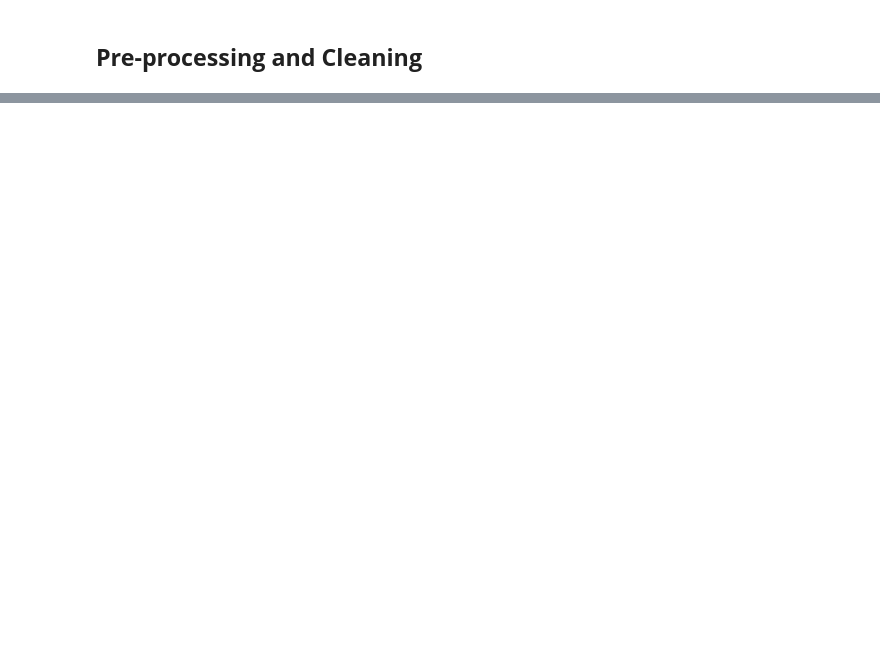
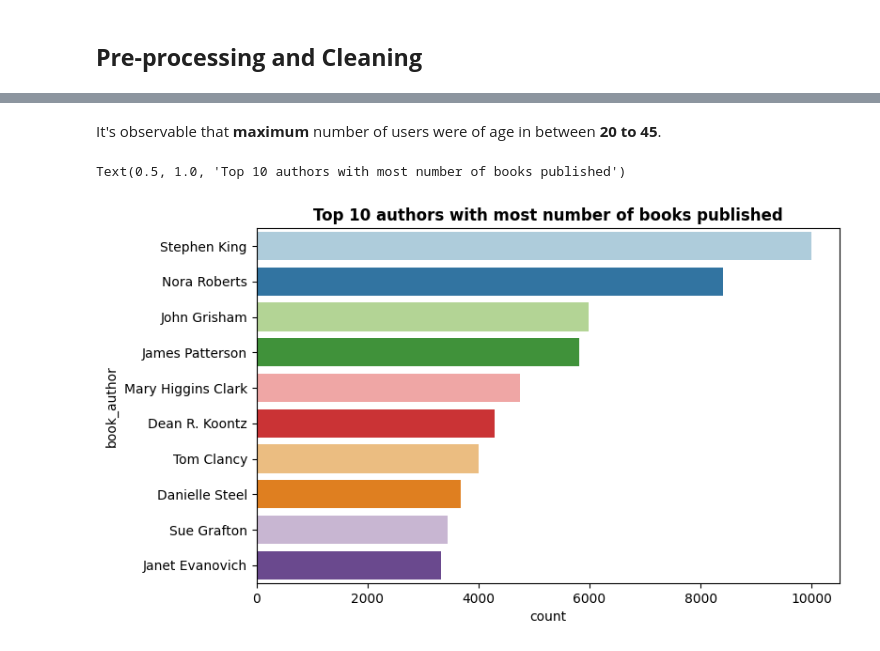
Before and after one commit to sahu-vishal/Book-Recommendation-System, a Jupyter notebook: Book_Recommendation_System.ipynb, the cells around one changed output, grey strips where cells are left out. Drawn from its saved outputs; the diff is of its cells as text; code cells hidden in the pictures; blank space fills up the shorter version.

```diff
--- a/Book_Recommendation_System.ipynb
+++ b/Book_Recommendation_System.ipynb
@@ -402,0 +416,8 @@ dtype: float64
+# %% [markdown]
+It's observable that **maximum** number of users were of age in between **20 to 45**.
+# %%
+sns.countplot(y="book_author",palette = 'Paired', data=merged_df,order=merged_df['book_author'].value_counts().index[:10])
+plt.title("Top 10 authors with most number of books published", fontweight='bold')
+# %% [output]
+Text(0.5, 1.0, 'Top 10 authors with most number of books published')
+[figure, added]
```
Also changed, not shown: parts of 71 cells of this notebook.
